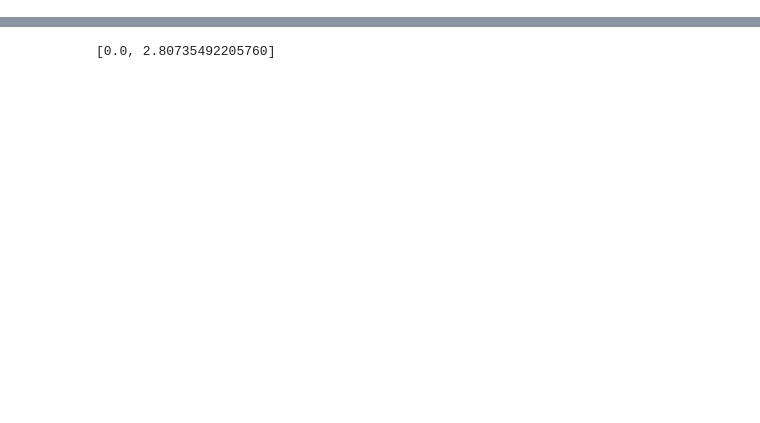
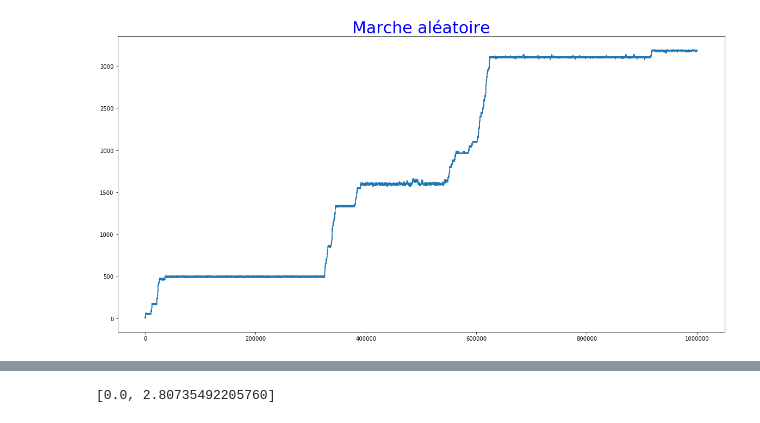
Before and after one commit to maoryy/Marches-aleatoires-en-milieu-aleatoire, a Jupyter notebook: Projet MAMA.ipynb, the cells around one changed output, grey strips where cells are left out. Saved outputs shown, nothing was run; the diff lists cells and outputs as text; code cells hidden in the pictures; blank space fills up the shorter version.

```diff
--- a/Projet MAMA.ipynb
+++ b/Projet MAMA.ipynb
@@ -68,15 +114,0 @@ plot_marche(1/2,3/4,500)
-# %%
-#a > 1/2
-#On s'interesse qu cas eta < 0 donc a > 1/2
-
-#X_n_alpha croit
-
-def plot_marche(a,b,n):
-    Y=np.array(marche(a,b,n))
-    X=np.array([i for i in range(n)])
-    figure(figsize=(20,10))
-    plt.plot(X,Y)
-    title('Marche aléatoire', fontsize =30, color="blue")
-    plt.show()
-
-plot_marche(2/3,3/4,1000)
@@ -85,17 +114,0 @@ plot_marche(2/3,3/4,1000)
-# %%
-#a > 1/2
-#On s'interesse qu cas eta < 0 donc a > 1/2
-#X_n_alpha tend vers +infini
-
-def plot_marche(a,b,n):
-    Y=np.array(marche(a,b,n))
-    X=np.array([i for i in range(n)])
-    figure(figsize=(20,10))
-    plt.plot(X,Y)
-    title('Marche aléatoire', fontsize =30, color="blue")
-    plt.show()
-
-
-
-
-plot_marche(2/3,3/4,10000000)
@@ -103,0 +137,4 @@ plot_marche(2/3,3/4,10000000)
+# %%
+plot_marche(2/3,3/4,1000000)
+# %% [output]
+[figure, added]
```
Also changed, not shown: parts of 20 cells of this notebook.
